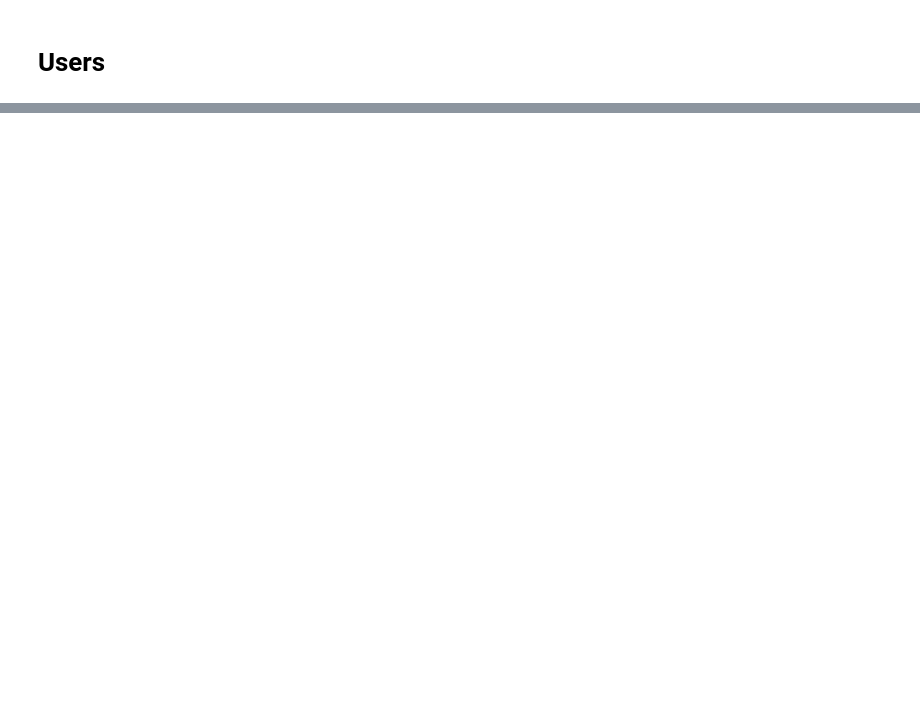
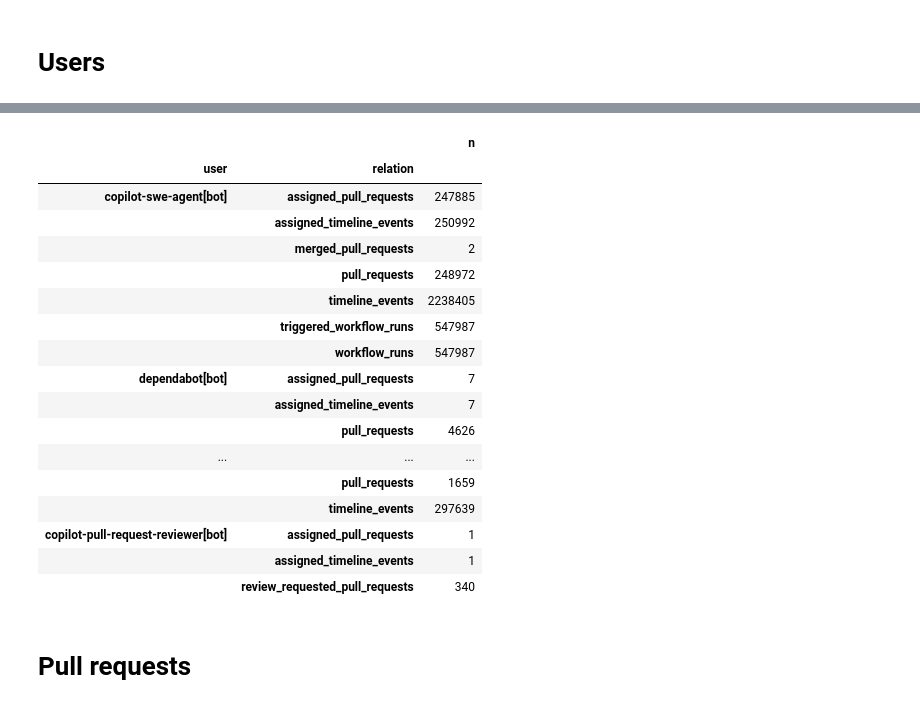
Before and after one commit to risenlab/agentlogs, a Jupyter notebook: scripts/analysis/examples_duckdb.ipynb, the cells around one changed output, grey strips where cells are left out. Cells and saved outputs as stored; diff of their text form; code cells hidden in the pictures; blank space fills up the shorter version.

```diff
--- a/scripts/analysis/examples_duckdb.ipynb
+++ b/scripts/analysis/examples_duckdb.ipynb
@@ -184,2 +254,59 @@ df
 # %% [markdown]
 # Users
+# %%
+n_users, n_users_with_tasks_or_sessions = conn.sql(
+f"""
+SELECT
+    COUNT(*),
+    COUNT(*) FILTER (WHERE length(tasks) > 0 OR length(sessions) > 0),
+FROM read_parquet('{table_path["users"]}')
+"""
+).fetchone()
+types = conn.sql(
+f"""
+SELECT type, COUNT(*) AS n
+FROM read_parquet('{table_path["users"]}')
+GROUP BY type
+ORDER BY n DESC
+"""
+).fetchall()
+
+relation_fields = [
+    "tasks",
+    "sessions",
+    "repositories",
+    "pull_requests",
+    "assigned_pull_requests",
+    "review_requested_pull_requests",
+    "merged_pull_requests",
+    "auto_merge_enabled_pull_requests",
+    "timeline_events",
+    "assigned_timeline_events",
+    "workflow_runs",
+    "triggered_workflow_runs",
+]
+relation_lengths = ",\n    ".join(
+    f"COALESCE(length({name}), 0) AS {name}" for name in relation_fields
+)
+bots = conn.sql(
+f"""
+SELECT login AS user, {relation_lengths}
+FROM read_parquet('{table_path["users"]}')
+WHERE type = 'bot'
+"""
+).df()
+relations = bots.melt(id_vars="user", var_name="relation", value_name="n")
+relations = relations[relations["n"] > 0]
+relations["total"] = relations.groupby("user")["n"].transform("sum")
+relations = relations.sort_values(
+    ["total", "user", "relation"], ascending=[False, True, True]
+).set_index(["user", "relation"])[["n"]]
+
+print(f"users: {n_users}")
+print(f"users with tasks or sessions: {n_users_with_tasks_or_sessions} ({100.0 * n_users_with_tasks_or_sessions / n_users:.2f}%)")
+print("user types:")
+for user_type, n in types:
+    print(f"  {user_type}: {n} ({100.0 * n / n_users:.2f}%)")
+print(f"bots: {len(bots)}")
+relations.head(20)
+# %% [output]
@@ -186 +320,21 @@ df
+|  |  | n |
+| user | relation |  |
+| copilot-swe-agent[bot] | assigned_pull_requests | 247885 |
+|  | assigned_timeline_events | 250992 |
+|  | merged_pull_requests | 2 |
+|  | pull_requests | 248972 |
+|  | timeline_events | 2238405 |
+|  | triggered_workflow_runs | 547987 |
+|  | workflow_runs | 547987 |
+| dependabot[bot] | assigned_pull_requests | 7 |
+|  | assigned_timeline_events | 7 |
+|  | pull_requests | 4626 |
+| ... | ... | ... |
+|  | pull_requests | 1659 |
+|  | timeline_events | 297639 |
+| copilot-pull-request-reviewer[bot] | assigned_pull_requests | 1 |
+|  | assigned_timeline_events | 1 |
+|  | review_requested_pull_requests | 340 |
+# %% [markdown]
+# Pull requests
 # %%
```
Also changed, not shown: parts of 15 cells of this notebook, 37 other files.
